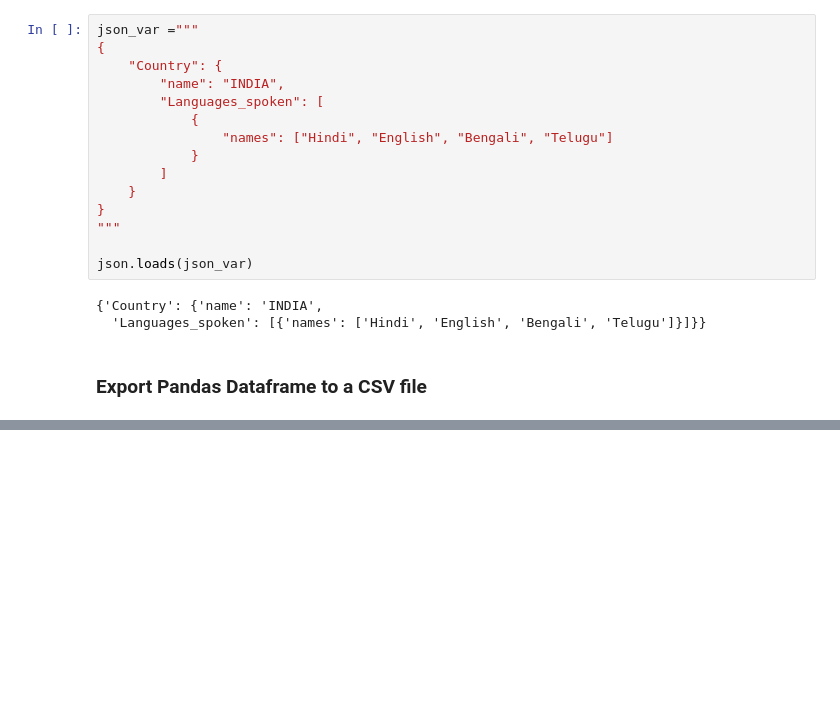
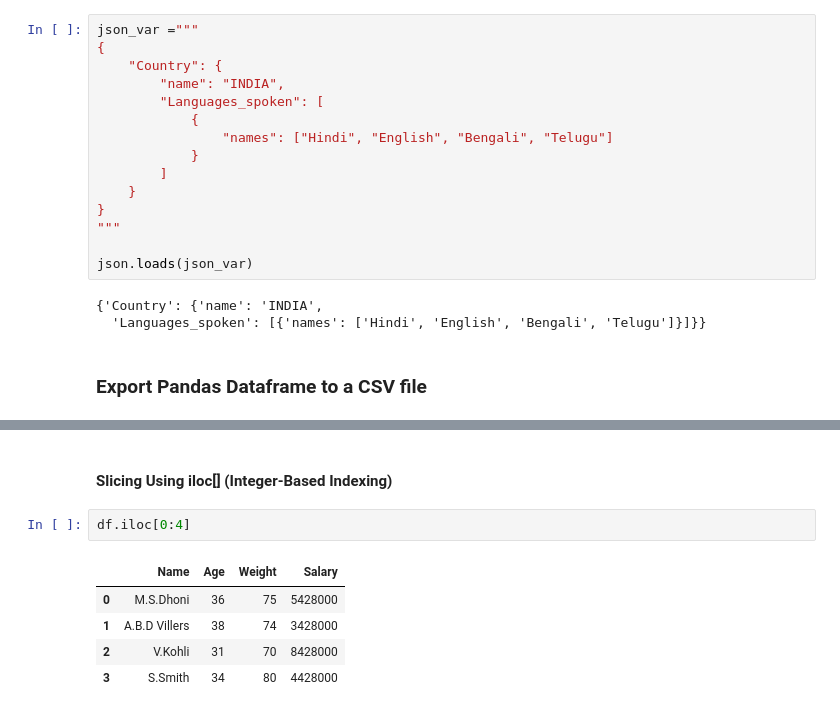
Before and after one commit to Rajendra-Pd-Joshi/Data-Science, a Jupyter notebook: Interview_practice/practice_pandas.ipynb, the cells around one changed output, grey strips where cells are left out. Cells and saved outputs as stored; diff of their text form; blank space fills up the shorter version.

Commit message:
iloc and loc

```diff
--- a/Interview_practice/practice_pandas.ipynb
+++ b/Interview_practice/practice_pandas.ipynb
@@ -345,0 +451,10 @@ json.loads(json_var)
+# %% [markdown]
+#### Slicing Using iloc[] (Integer-Based Indexing)
+# %%
+df.iloc[0:4]
+# %% [output]
+|  | Name | Age | Weight | Salary |
+| 0 | M.S.Dhoni | 36 | 75 | 5428000 |
+| 1 | A.B.D Villers | 38 | 74 | 3428000 |
+| 2 | V.Kohli | 31 | 70 | 8428000 |
+| 3 | S.Smith | 34 | 80 | 4428000 |
```
Also changed, not shown: parts of 30 cells of this notebook, 4 other files.
